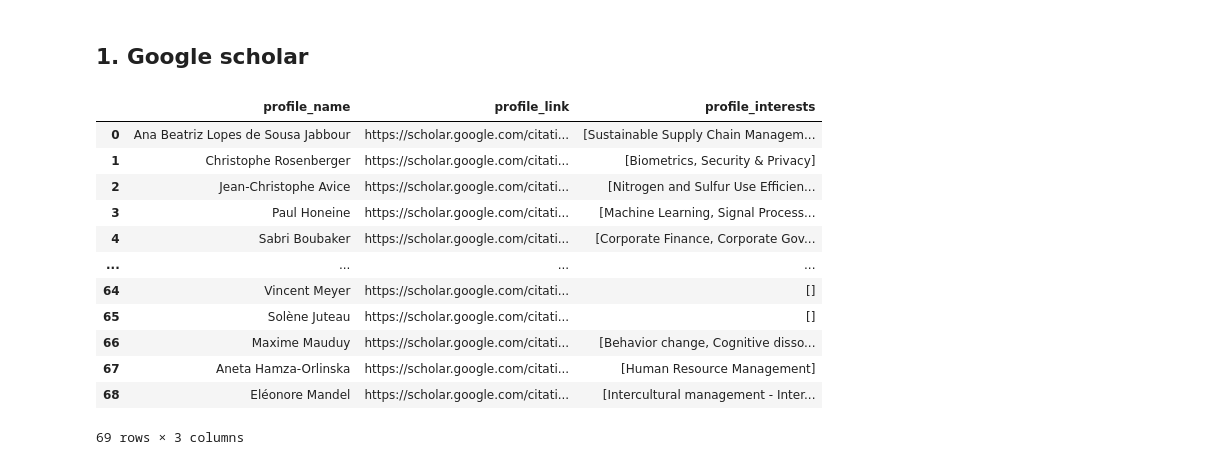
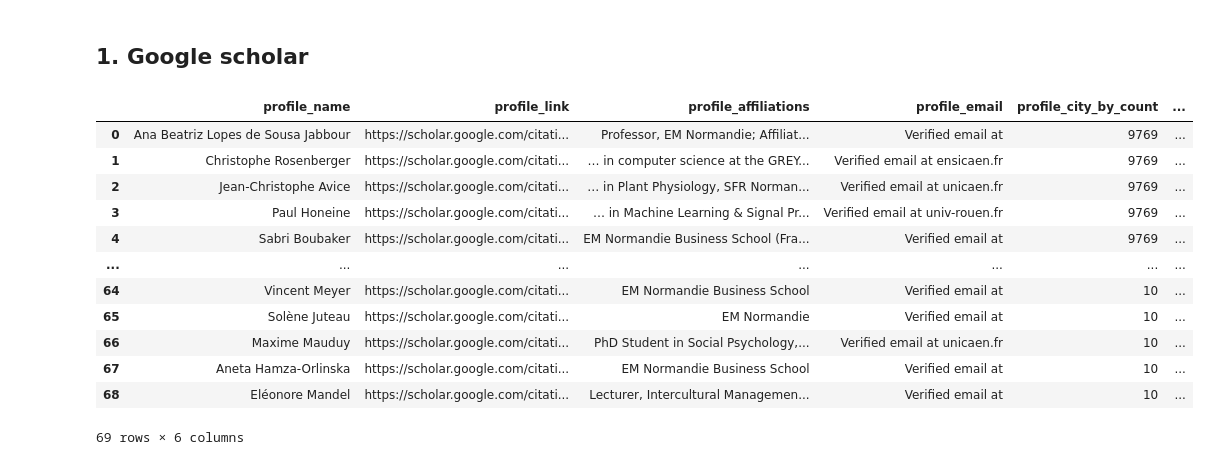
Before and after one commit to mohamed-hachaichi/EM_Normandie_COMP, a Jupyter notebook: Code/Code.ipynb, the cells around one changed output. Saved outputs shown, nothing was run; the diff lists cells and outputs as text; code cells hidden in the pictures.

```diff
--- a/Code/Code.ipynb
+++ b/Code/Code.ipynb
@@ -42,47 +42,47 @@ def scrape_all_profiles_from_university(university_name: str):
             link = f'https://scholar.google.com{profile.css(".gs_ai_name a::attr(href)").get()}'
             affiliations = profile.css(".gs_ai_aff").xpath('normalize-space()').get()
             email = profile.css(".gs_ai_eml::text").get()
             cited_by = re.search(r"\d+", profile.xpath('//div[@class="gs_ai_cby"]').get()).group()  # Cited by 17143 -> 17143
             interests = profile.css(".gs_ai_one_int::text").getall()
 
             profile_results.append({
                 "profile_name": name,
                 "profile_link": link,
                 "profile_affiliations": affiliations,
                 "profile_email": email,
                 "profile_city_by_count": cited_by,
                 "profile_interests": interests
             })
 
         # if next page token is present -> update next page token and increment 10 to get the next page
         if select.css("button.gs_btnPR::attr(onclick)").get():
             # https://regex101.com/r/e0mq0C/1
             params["after_author"] = re.search(r"after_author\\x3d(.*)\\x26", select.css("button.gs_btnPR::attr(onclick)").get()).group(1)  # -> XB0HAMS9__8J
             params["astart"] += 10
         else:
             profiles_is_present = False
 
     return profile_results
 
 
 # print(json.dumps(scrape_all_profiles_from_university(university_name="EM Normandie"), indent=2, ensure_ascii=False))
 data = pd.DataFrame(scrape_all_profiles_from_university(university_name="EM Normandie"))
-data.drop(['profile_affiliations', 'profile_email', 'profile_city_by_count'],axis =1, inplace = True)
+# data.drop(['profile_affiliations', 'profile_email', 'profile_city_by_count'],axis =1, inplace = True)
 data
 # %% [output]
-|  | profile_name | profile_link | profile_interests |
-| 0 | Ana Beatriz Lopes de Sousa Jabbour | https://scholar.google.com/citati... | [Sustainable Supply Chain Managem... |
-| 1 | Christophe Rosenberger | https://scholar.google.com/citati... | [Biometrics, Security & Privacy] |
-| 2 | Jean-Christophe Avice | https://scholar.google.com/citati... | [Nitrogen and Sulfur Use Efficien... |
-| 3 | Paul Honeine | https://scholar.google.com/citati... | [Machine Learning, Signal Process... |
-| 4 | Sabri Boubaker | https://scholar.google.com/citati... | [Corporate Finance, Corporate Gov... |
-| ... | ... | ... | ... |
-| 64 | Vincent Meyer | https://scholar.google.com/citati... | [] |
-| 65 | Solène Juteau | https://scholar.google.com/citati... | [] |
-| 66 | Maxime Mauduy | https://scholar.google.com/citati... | [Behavior change, Cognitive disso... |
-| 67 | Aneta Hamza-Orlinska | https://scholar.google.com/citati... | [Human Resource Management] |
-| 68 | Eléonore Mandel | https://scholar.google.com/citati... | [Intercultural management - Inter... |
+|  | profile_name | profile_link | profile_affiliations | profile_email | profile_city_by_count | ... |
+| 0 | Ana Beatriz Lopes de Sousa Jabbour | https://scholar.google.com/citati... | Professor, EM Normandie; Affiliat... | Verified email at | 9769 | ... |
+| 1 | Christophe Rosenberger | https://scholar.google.com/citati... | … in computer science at the GREY... | Verified email at ensicaen.fr | 9769 | ... |
+| 2 | Jean-Christophe Avice | https://scholar.google.com/citati... | … in Plant Physiology, SFR Norman... | Verified email at unicaen.fr | 9769 | ... |
+| 3 | Paul Honeine | https://scholar.google.com/citati... | … in Machine Learning & Signal Pr... | Verified email at univ-rouen.fr | 9769 | ... |
+| 4 | Sabri Boubaker | https://scholar.google.com/citati... | EM Normandie Business School (Fra... | Verified email at | 9769 | ... |
+| ... | ... | ... | ... | ... | ... | ... |
+| 64 | Vincent Meyer | https://scholar.google.com/citati... | EM Normandie Business School | Verified email at | 10 | ... |
+| 65 | Solène Juteau | https://scholar.google.com/citati... | EM Normandie | Verified email at | 10 | ... |
+| 66 | Maxime Mauduy | https://scholar.google.com/citati... | PhD Student in Social Psychology,... | Verified email at unicaen.fr | 10 | ... |
+| 67 | Aneta Hamza-Orlinska | https://scholar.google.com/citati... | EM Normandie Business School | Verified email at | 10 | ... |
+| 68 | Eléonore Mandel | https://scholar.google.com/citati... | Lecturer, Intercultural Managemen... | Verified email at | 10 | ... |
-69 rows × 3 columns
+69 rows × 6 columns
 # %%
 ## Take the names from google scholar
 # import requests, lxml, os
```
Also changed, not shown: parts of 10 cells of this notebook.
